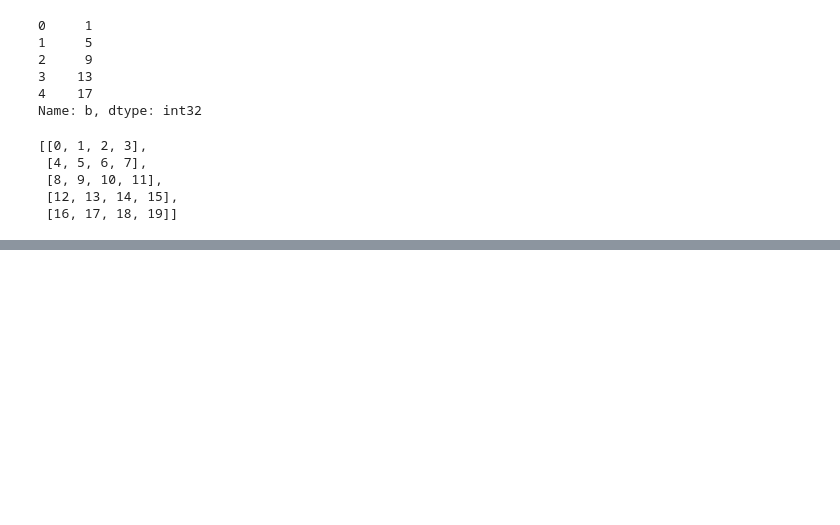
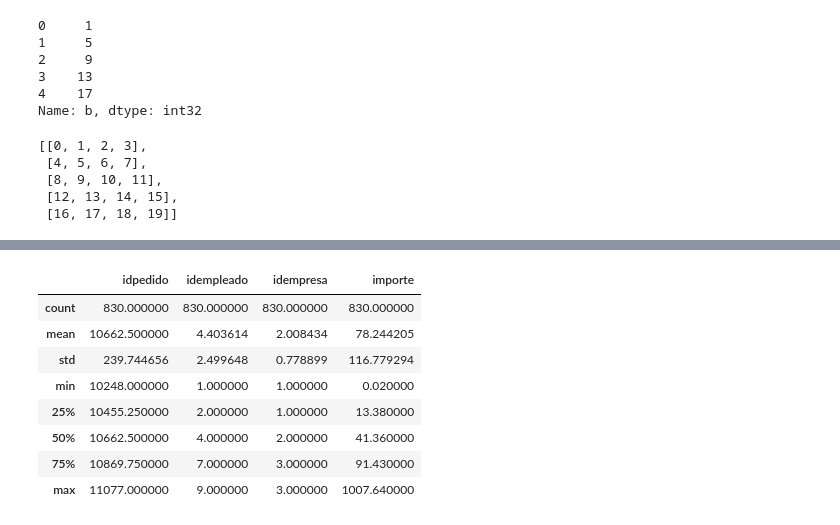
Before and after one commit to mcejudoo/CursoPythonAvanzado, a Jupyter notebook: codigo_ene_23/pruebas_pandas.ipynb, the cells around one changed output, grey strips where cells are left out. Saved outputs shown, nothing was run; the diff lists cells and outputs as text; code cells hidden in the pictures; blank space fills up the shorter version.

```diff
--- a/codigo_ene_23/pruebas_pandas.ipynb
+++ b/codigo_ene_23/pruebas_pandas.ipynb
@@ -200,0 +243,12 @@ L
+# %%
+dt.describe()
+# %% [output]
+|  | idpedido | idempleado | idempresa | importe |
+| count | 830.000000 | 830.000000 | 830.000000 | 830.000000 |
+| mean | 10662.500000 | 4.403614 | 2.008434 | 78.244205 |
+| std | 239.744656 | 2.499648 | 0.778899 | 116.779294 |
+| min | 10248.000000 | 1.000000 | 1.000000 | 0.020000 |
+| 25% | 10455.250000 | 2.000000 | 1.000000 | 13.380000 |
+| 50% | 10662.500000 | 4.000000 | 2.000000 | 41.360000 |
+| 75% | 10869.750000 | 7.000000 | 3.000000 | 91.430000 |
+| max | 11077.000000 | 9.000000 | 3.000000 | 1007.640000 |
```
Also changed, not shown: parts of 8 cells of this notebook.
